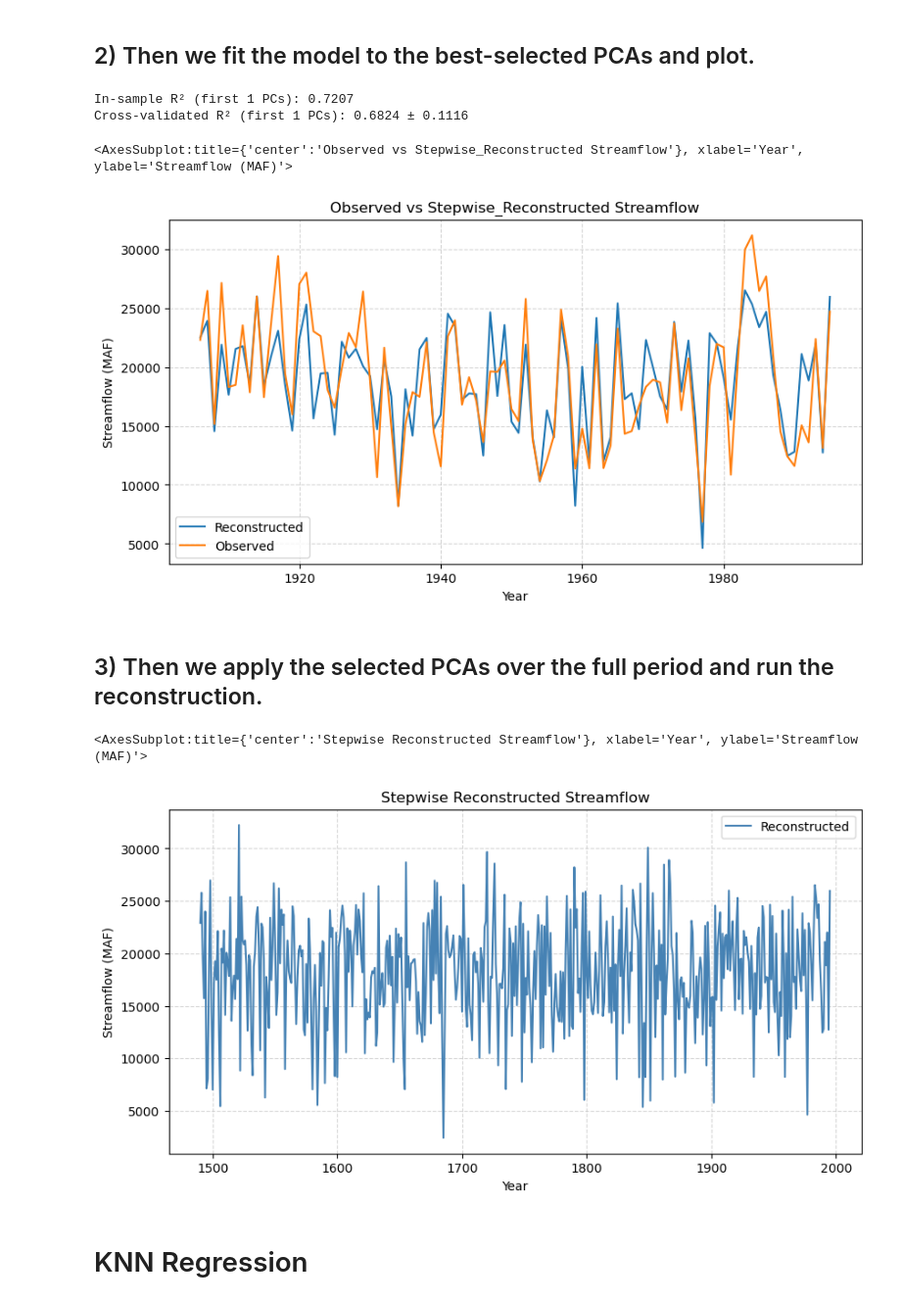
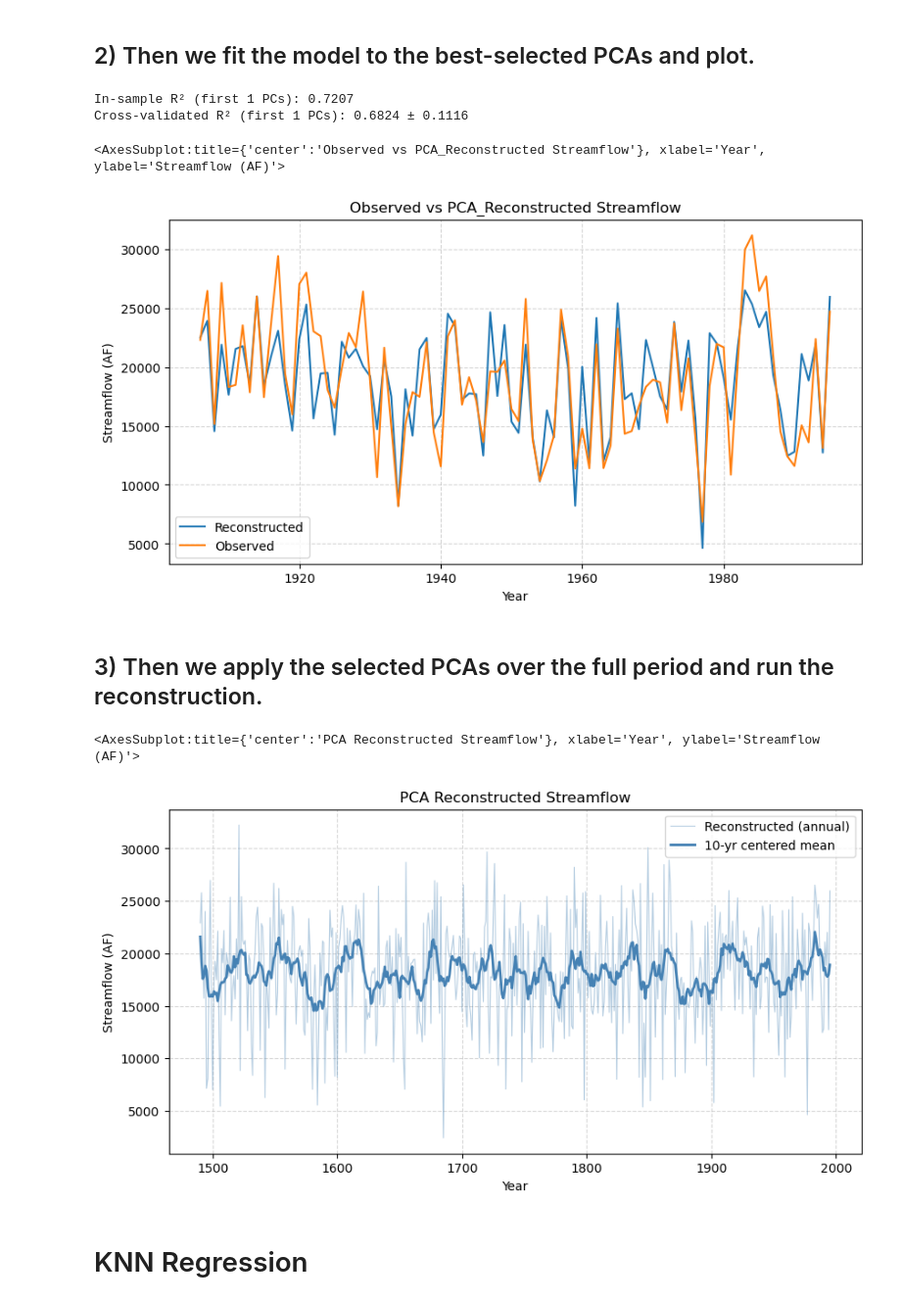
Before and after one commit to Kalharap/py-recon, a Jupyter notebook: example.ipynb, the cells around one changed output. Shown at 98% size. Drawn from its saved outputs; the diff is of its cells as text; code cells hidden in the pictures.

```diff
--- a/example.ipynb
+++ b/example.ipynb
@@ -65,21 +68,23 @@ scaler, pca, scores, loadings, variance, cum_var, fig, axes=find_best_set_of_PCA
 ## 2) Then we fit the model to the best-selected PCAs and plot.
 # %%
 pipe, recon, r2_in, cv_scores = observed_vs_pca_regression(scores, nf, 1, 1906, 1995)
-plot_observed_vs_reconstructed(recon, nf,1906,1995, ylabel='Streamflow (MAF)',
-                               xlabel='Year',title ='Observed vs Stepwise_Reconstructed Streamflow')
+plot_observed_vs_reconstructed(recon, nf,1906,1995, ylabel='Streamflow (AF)',
+                               xlabel='Year',title ='Observed vs PCA_Reconstructed Streamflow')
 # %% [output]
 In-sample R² (first 1 PCs): 0.7207
 Cross-validated R² (first 1 PCs): 0.6824 ± 0.1116
-<AxesSubplot:title={'center':'Observed vs Stepwise_Reconstructed Streamflow'}, xlabel='Year', ylabel='Streamflow (MAF)'>
+<AxesSubplot:title={'center':'Observed vs PCA_Reconstructed Streamflow'}, xlabel='Year', ylabel='Streamflow (AF)'>
-[figure, old version]
+[figure, new version]
 # %% [markdown]
 ## 3) Then we apply the selected PCAs over the full period and run the reconstruction.
 # %%
-full_recon = pca_regression_reconstruction(scores, 1, 1490, 1995, pipe)
-plot_full_reconstruction(full_recon, 1490, 1995, ylabel='Streamflow (MAF)',xlabel='Year',
-                         title ='Stepwise Reconstructed Streamflow')
+pca_recon = pca_regression_reconstruction(scores, 1, 1490, 1995, pipe)
+plot_full_reconstruction(pca_recon, 1490, 1995,
+                             smooth=True, smooth_years=10,
+                             ylabel='Streamflow (AF)', xlabel='Year',
+                             title='PCA Reconstructed Streamflow')
 # %% [output]
-<AxesSubplot:title={'center':'Stepwise Reconstructed Streamflow'}, xlabel='Year', ylabel='Streamflow (MAF)'>
+<AxesSubplot:title={'center':'PCA Reconstructed Streamflow'}, xlabel='Year', ylabel='Streamflow (AF)'>
-[figure, old version]
+[figure, new version]
 # %% [markdown]
 # KNN Regression
```
Also changed, not shown: parts of 8 cells of this notebook.
